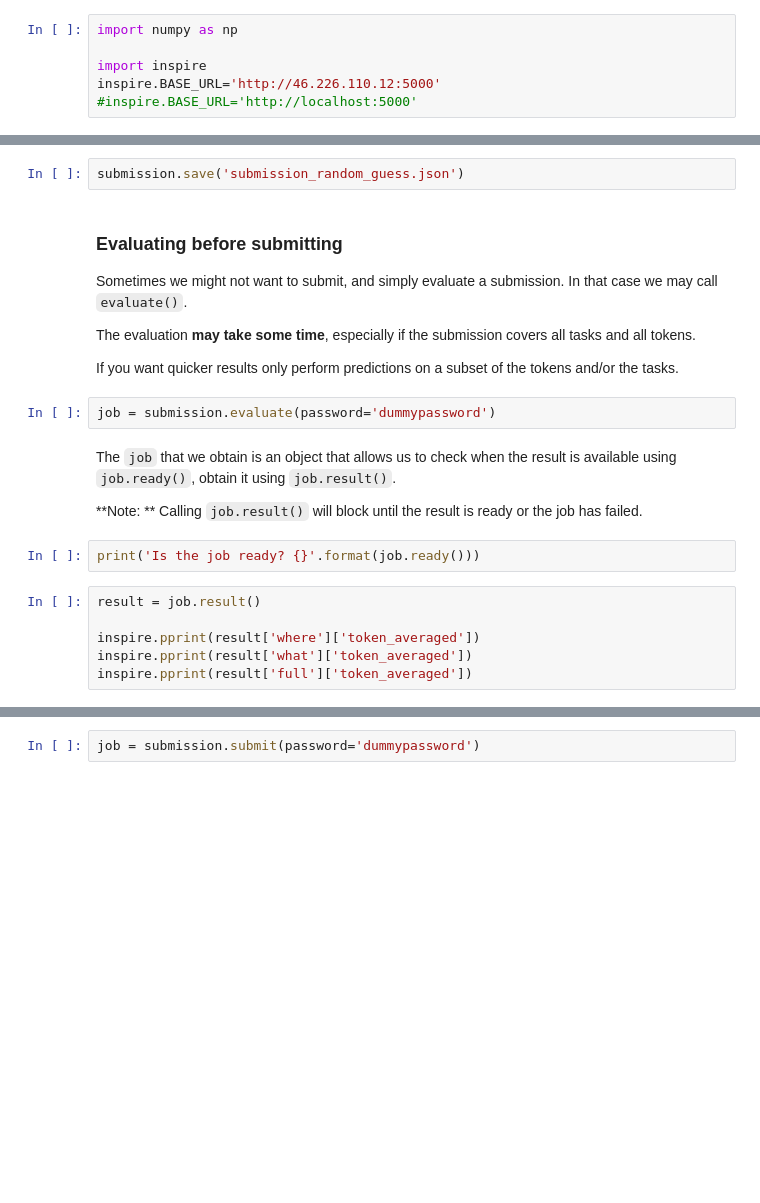
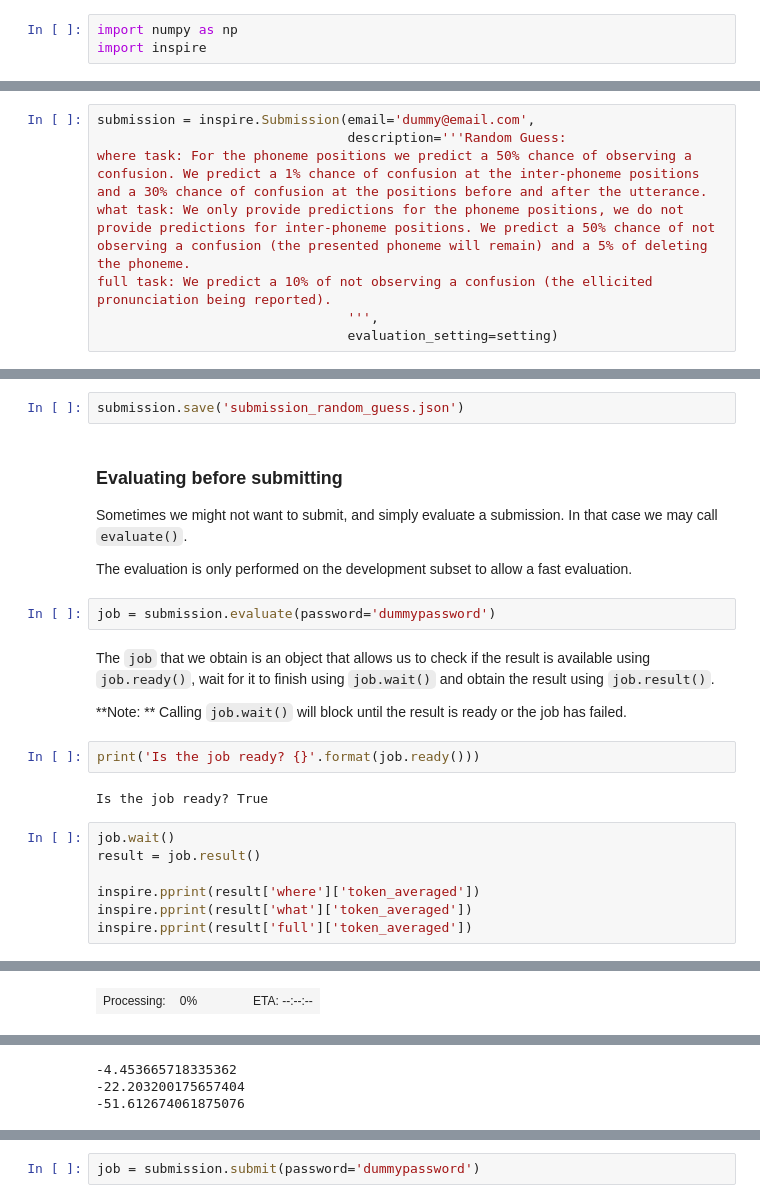
Before and after one commit to rikrd/inspire, a Jupyter notebook: Tutorial.ipynb, the cells around one changed output, grey strips where cells are left out. Drawn from its saved outputs; the diff is of its cells as text; blank space fills up the shorter version.

```diff
--- a/Tutorial.ipynb
+++ b/Tutorial.ipynb
@@ -20,10 +20,7 @@ After installing or upgrading the `inspire` module one must **restart the IPytho
 To start with we will import the modules we are going to use throughout this tutorial.
 # %%
 import numpy as np
-
 import inspire
-inspire.BASE_URL='http://46.226.110.12:5000'
-#inspire.BASE_URL='http://localhost:5000'
 # %% [markdown]
 ## The setting
 An evaluation setting is composed of a dataset, a lexicon and several evaluation parameters. A submission will always be tied to a given evaluation setting.  Therefore our first job is to get an evaluation setting to work on.
@@ -93,3 +123,11 @@ submission = inspire.Submission(email='dummy@email.com',
+# %%
+submission = inspire.Submission(email='dummy@email.com',
+                                description='''Random Guess:
+where task: For the phoneme positions we predict a 50% chance of observing a confusion. We predict a 1% chance of confusion at the inter-phoneme positions and a 30% chance of confusion at the positions before and after the utterance.
+what task: We only provide predictions for the phoneme positions, we do not provide predictions for inter-phoneme positions. We predict a 50% chance of not observing a confusion (the presented phoneme will remain) and a 5% of deleting the phoneme.
+full task: We predict a 10% of not observing a confusion (the ellicited pronunciation being reported).
+                                ''',
+                                evaluation_setting=setting)
 # %% [markdown]
 ### Adding the predictions of the tasks
 We iterate over the dataset and for each presented word we query it's pronunciations, and arbitrarily select one.
@@ -162,20 +218,22 @@ submission.save('submission_random_guess.json')
 
 Sometimes we might not want to submit, and simply evaluate a submission.  In that case we may call `evaluate()`.
 
-The evaluation **may take some time**, especially if the submission covers all tasks and all tokens.
-
-If you want quicker results only perform predictions on a subset of the tokens and/or the tasks.
+The evaluation is only performed on the development subset to allow a fast evaluation.
 # %%
 job = submission.evaluate(password='dummypassword')
 # %% [markdown]
-The `job` that we obtain is an object that allows us to check when the result is available using `job.ready()`, obtain it using `job.result()`.
+The `job` that we obtain is an object that allows us to check if the result is available using `job.ready()`, wait for it to finish using `job.wait()` and obtain the result using `job.result()`.
 
-**Note: ** Calling `job.result()` will block until the result is ready or the job has failed.
+**Note: ** Calling `job.wait()` will block until the result is ready or the job has failed.
 # %%
 print('Is the job ready? {}'.format(job.ready()))
+# %% [output]
+Is the job ready? True
 # %%
+job.wait()
 result = job.result()
 
 inspire.pprint(result['where']['token_averaged'])
 inspire.pprint(result['what']['token_averaged'])
 inspire.pprint(result['full']['token_averaged'])
+# %% [output]
@@ -181,0 +242 @@ inspire.pprint(result['full']['token_averaged'])
+| Processing: | 0% |  |  |  | ETA: --:--:-- |
@@ -182,3 +248,6 @@ inspire.pprint(result['full']['token_averaged'])
+-4.453665718335362
+-22.203200175657404
+-51.612674061875076
 # %% [markdown]
 ### Sending in the submission
 
```
Also changed, not shown: parts of 15 cells of this notebook, 1 other file.
